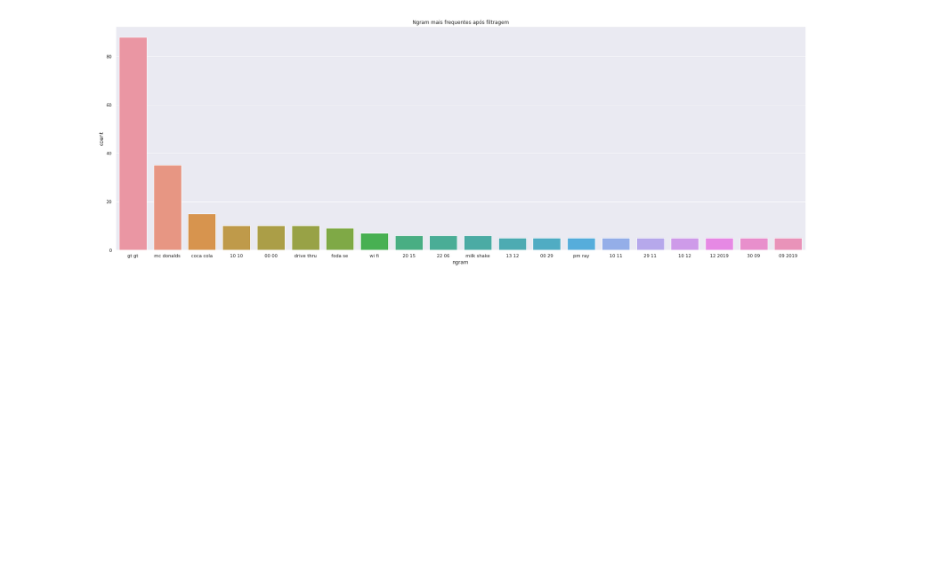
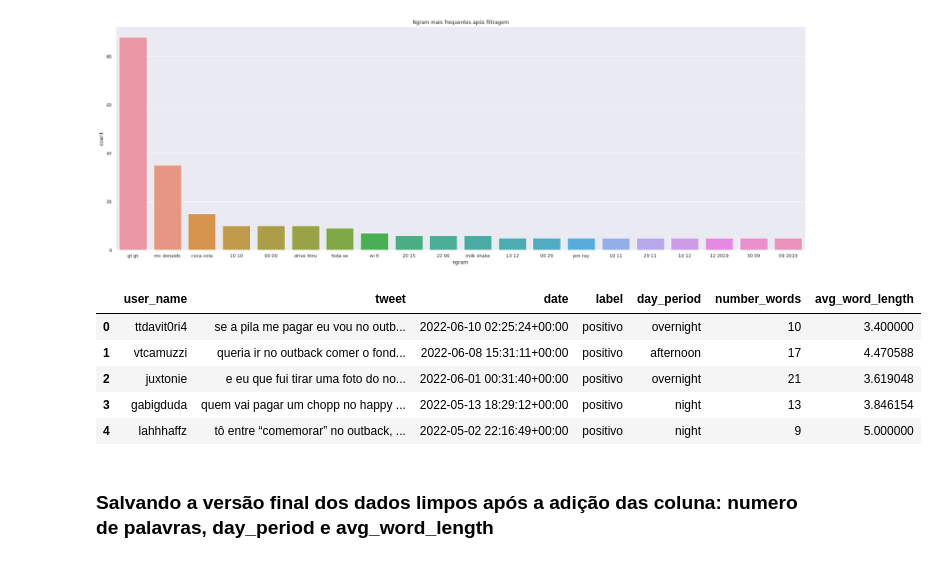
Before and after one commit to atlantico-academy/checape, a Jupyter notebook: notebooks/01-Exploratory-data-analysis.ipynb, the cells around one changed output. Cells and saved outputs as stored; diff of their text form; code cells hidden in the pictures; blank space fills up the shorter version.

Commit message:
criacao dos arquivos .csv com a versão final dos dados limpos na pasta data/clean-dataset

```diff
--- a/notebooks/01-Exploratory-data-analysis.ipynb
+++ b/notebooks/01-Exploratory-data-analysis.ipynb
@@ -455,0 +461,11 @@ plt.show()
+# %%
+df_positivo.head()
+# %% [output]
+|  | user_name | tweet | date | label | day_period | number_words | avg_word_length |
+| 0 | ttdavit0ri4 | se a pila me pagar eu vou no outb... | 2022-06-10 02:25:24+00:00 | positivo | overnight | 10 | 3.400000 |
+| 1 | vtcamuzzi | queria ir no outback comer o fond... | 2022-06-08 15:31:11+00:00 | positivo | afternoon | 17 | 4.470588 |
+| 2 | juxtonie | e eu que fui tirar uma foto do no... | 2022-06-01 00:31:40+00:00 | positivo | overnight | 21 | 3.619048 |
+| 3 | gabigduda | quem vai pagar um chopp no happy ... | 2022-05-13 18:29:12+00:00 | positivo | night | 13 | 3.846154 |
+| 4 | lahhhaffz | tô entre “comemorar” no outback, ... | 2022-05-02 22:16:49+00:00 | positivo | night | 9 | 5.000000 |
+# %% [markdown]
+### Salvando a versão final dos dados limpos após a adição das coluna: numero de palavras, day_period e avg_word_length
```
Also changed, not shown: parts of 10 cells of this notebook, 1 other file.
